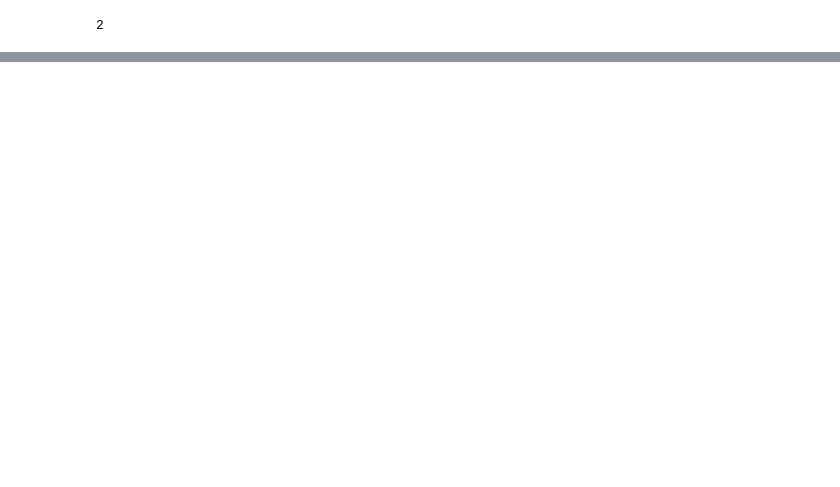
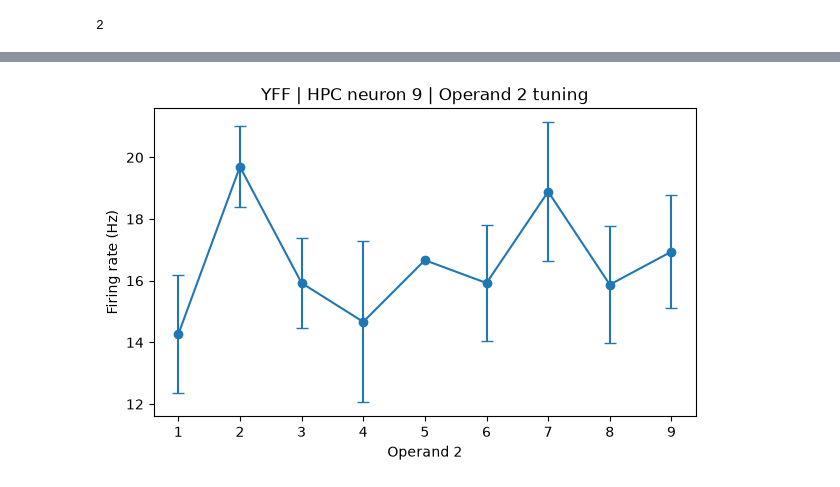
Before and after one commit to Shafiq-Abdu/number-simplex-reproduction, a Jupyter notebook: notebooks/02_arithmetic_spike_anlyse.ipynb, the cells around one changed output, grey strips where cells are left out. Cells and saved outputs as stored; diff of their text form; code cells hidden in the pictures; blank space fills up the shorter version.

```diff
--- a/notebooks/02_arithmetic_spike_anlyse.ipynb
+++ b/notebooks/02_arithmetic_spike_anlyse.ipynb
@@ -410,0 +603,10 @@ Number of HPC neurons: 36
+# %%
+valid_operand2 = operand2_responses[
+    (operand2_responses["toExclude"] == 0) &
+    (operand2_responses["operand2"].between(1, 9))
+].copy()
+
+print("Original rows:", len(operand2_responses))
+print("Valid rows:", len(valid_operand2))
+
+valid_operand2["operand2"].value_counts().sort_index()
@@ -410,0 +629,13 @@ Number of HPC neurons: 36
+# %%
+tuning_operand2 = (
+    valid_operand2
+    .groupby("operand2")
+    .agg(
+        n_trials=("trial", "count"),
+        mean_firing_rate=("firing_rate_hz", "mean"),
+        sem_firing_rate=("firing_rate_hz", "sem")
+    )
+    .reset_index()
+)
+
+tuning_operand2
@@ -410,0 +653,19 @@ Number of HPC neurons: 36
+# %%
+plt.figure(figsize=(7, 4))
+
+plt.errorbar(
+    tuning_operand2["operand2"],
+    tuning_operand2["mean_firing_rate"],
+    yerr=tuning_operand2["sem_firing_rate"],
+    marker="o",
+    capsize=4
+)
+
+plt.xticks(range(1, 10))
+plt.xlabel("Operand 2")
+plt.ylabel("Firing rate (Hz)")
+plt.title(f"YFF | HPC neuron {neuron_id} | Operand 2 tuning")
+
+plt.show()
+# %% [output]
+[figure, added]
```
Also changed, not shown: parts of 50 cells of this notebook, 1 other file.
